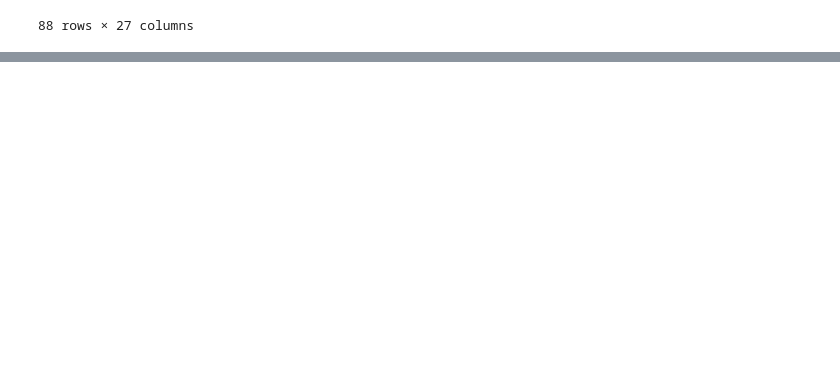
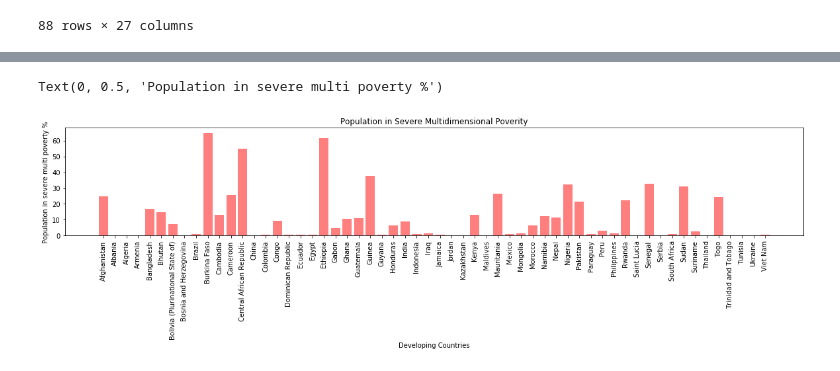
Before and after one commit to kyranduncan/project_1, a Jupyter notebook: Covid19 Socio Economic Impact.ipynb, the cells around one changed output, grey strips where cells are left out. Cells and saved outputs as stored; diff of their text form; code cells hidden in the pictures; blank space fills up the shorter version.

```diff
--- a/Covid19 Socio Economic Impact.ipynb
+++ b/Covid19 Socio Economic Impact.ipynb
@@ -78,0 +143,17 @@ merged_sorted_df
+# %%
+# Create a bar chart showing % of population in severe multi poverty by Country
+# based on the Global Multidimensional Poverty Index
+
+x_axis = np.arange(len(reduced_df))
+tick_locations = [value for value in x_axis]
+
+# Create a list indicating where to write x labels and set figure size to adjust for space
+plt.figure(figsize=(20,3))
+plt.bar(x_axis, reduced_df["Population in severe multi poverty (%)"], color='r', alpha=0.5, align="center")
+plt.xticks(tick_locations, reduced_df["COUNTRYNM"], rotation="vertical")
+plt.title("Population in Severe Multidimensional Poverity")
+plt.xlabel("Developing Countries")
+plt.ylabel("Population in severe multi poverty %")
+# %% [output]
+Text(0, 0.5, 'Population in severe multi poverty %')
+[figure, added]
```
Also changed, not shown: parts of 6 cells of this notebook.
